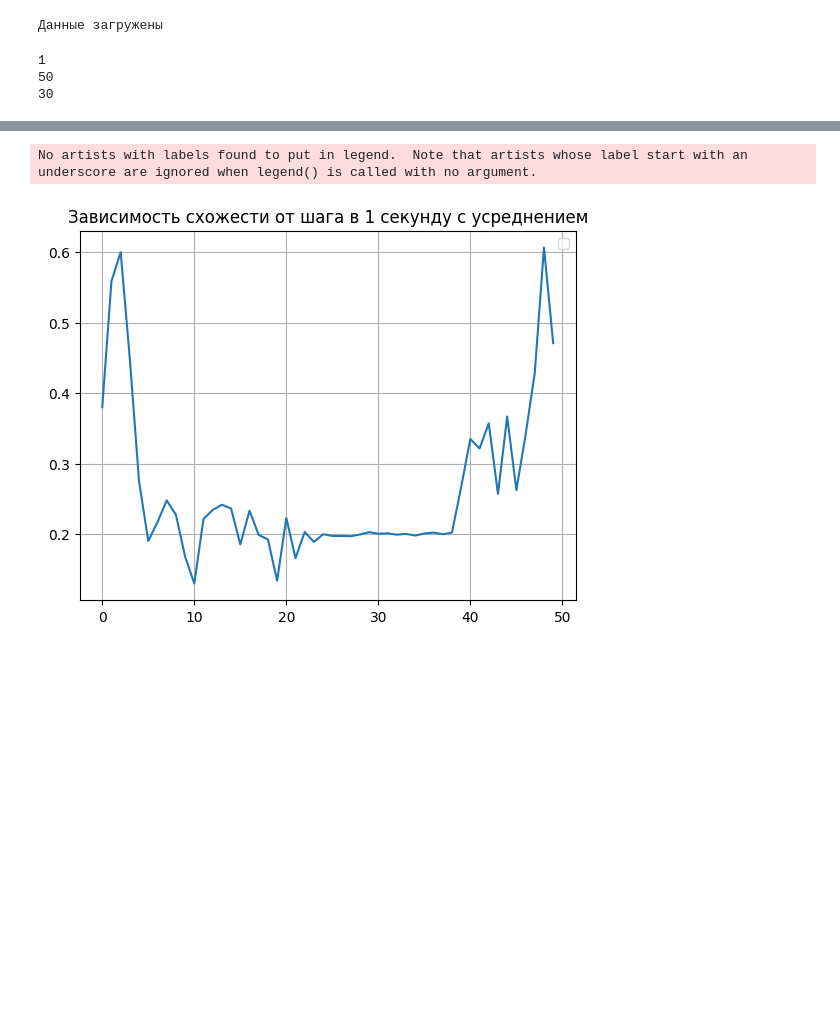
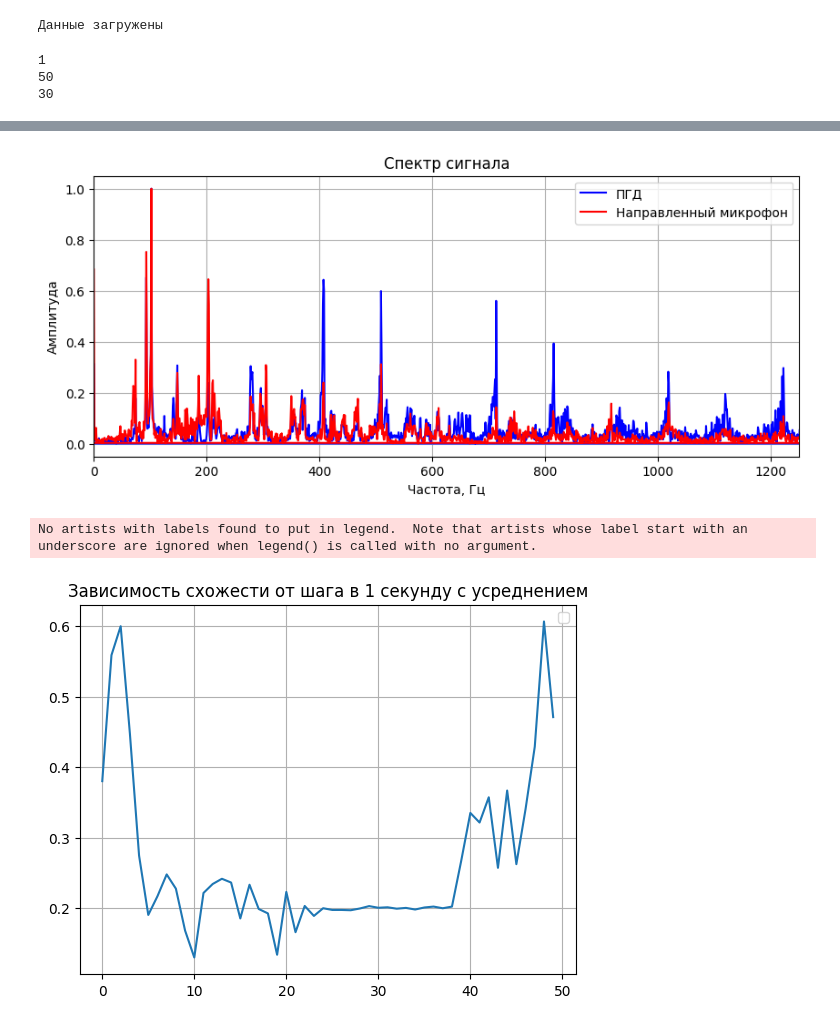
Before and after one commit to bdExplore/Scientific, a Jupyter notebook: Python/DJISummer.ipynb, the cells around one changed output, grey strips where cells are left out. Saved outputs shown, nothing was run; the diff lists cells and outputs as text; code cells hidden in the pictures; blank space fills up the shorter version.

Commit message:
Добавлено сравнение ПГД и направленного микрофона

```diff
--- a/Python/DJISummer.ipynb
+++ b/Python/DJISummer.ipynb
@@ -52,3 +54,20 @@ plt.show()
+# %%
+plt.figure(figsize=(10,4))
+spectrum_1 = np.abs(fft(audio_data49_1_1))
+spectrum_2 = np.abs(fft(audio_data49_3_1))
+spectrum_1 = spectrum_1/np.max(spectrum_1)
+spectrum_2 = spectrum_2/np.max(spectrum_2)
+plt.plot(t_f_arr_1[2], spectrum_1, color='blue')
+plt.plot(t_f_arr_1[2], spectrum_2, color='red')
+plt.title('Спектр сигнала')
+plt.xlabel('Частота, Гц')
+plt.ylabel('Амплитуда, нормированная')
+plt.legend(['ПГД', 'Направленный микрофон'])
+plt.xlim(0, 1250)
+plt.grid(True)
+plt.show()
+# %% [output]
+[figure, added]
 # %%
 cross_corr_2 = corr_t(audio_data49_2_2, audio_data49_3_2, 0, 250)
 t_cross_2 = t_arr_for_corr_t(cross_corr_2)
```
Also changed, not shown: parts of 2 cells of this notebook, 2 other files.
